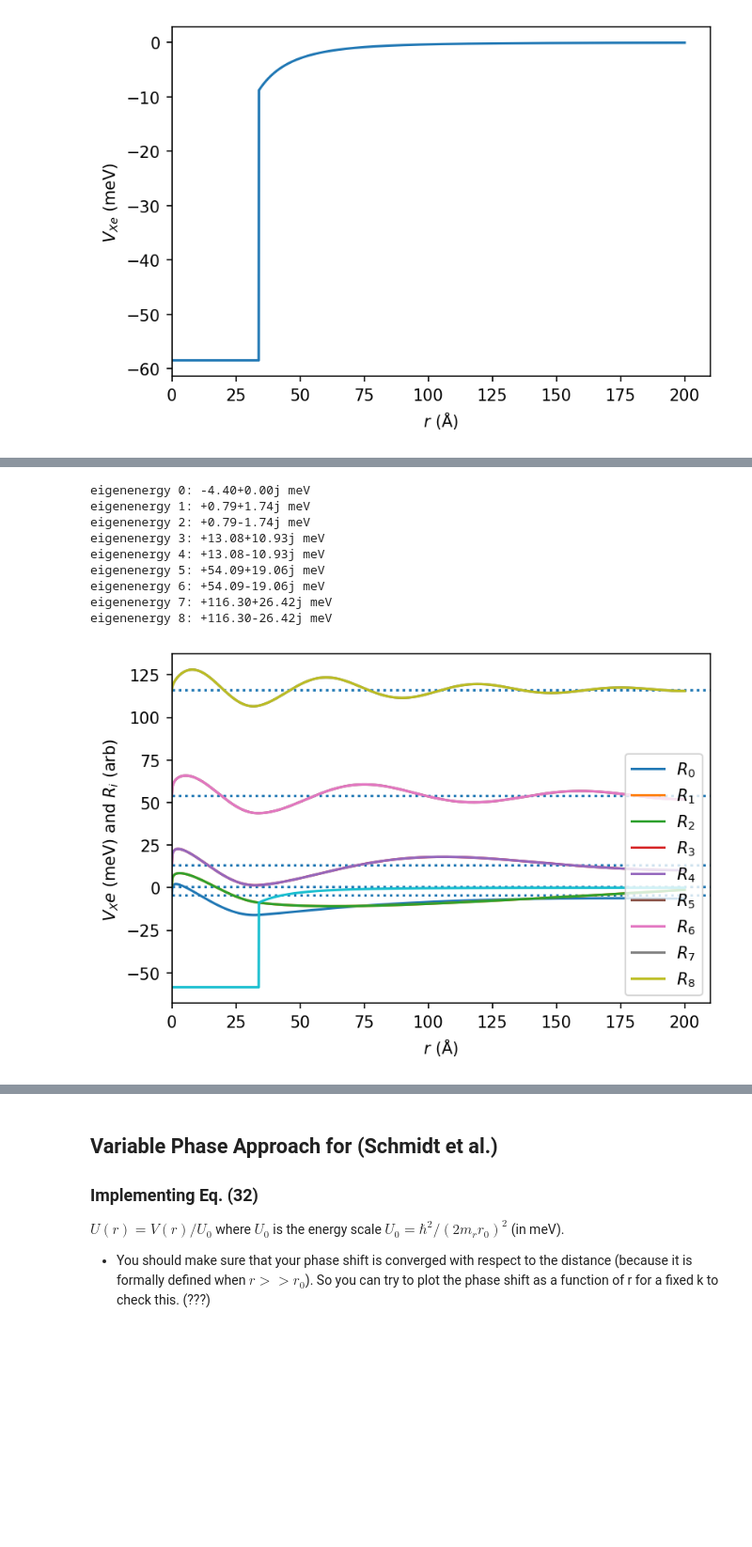
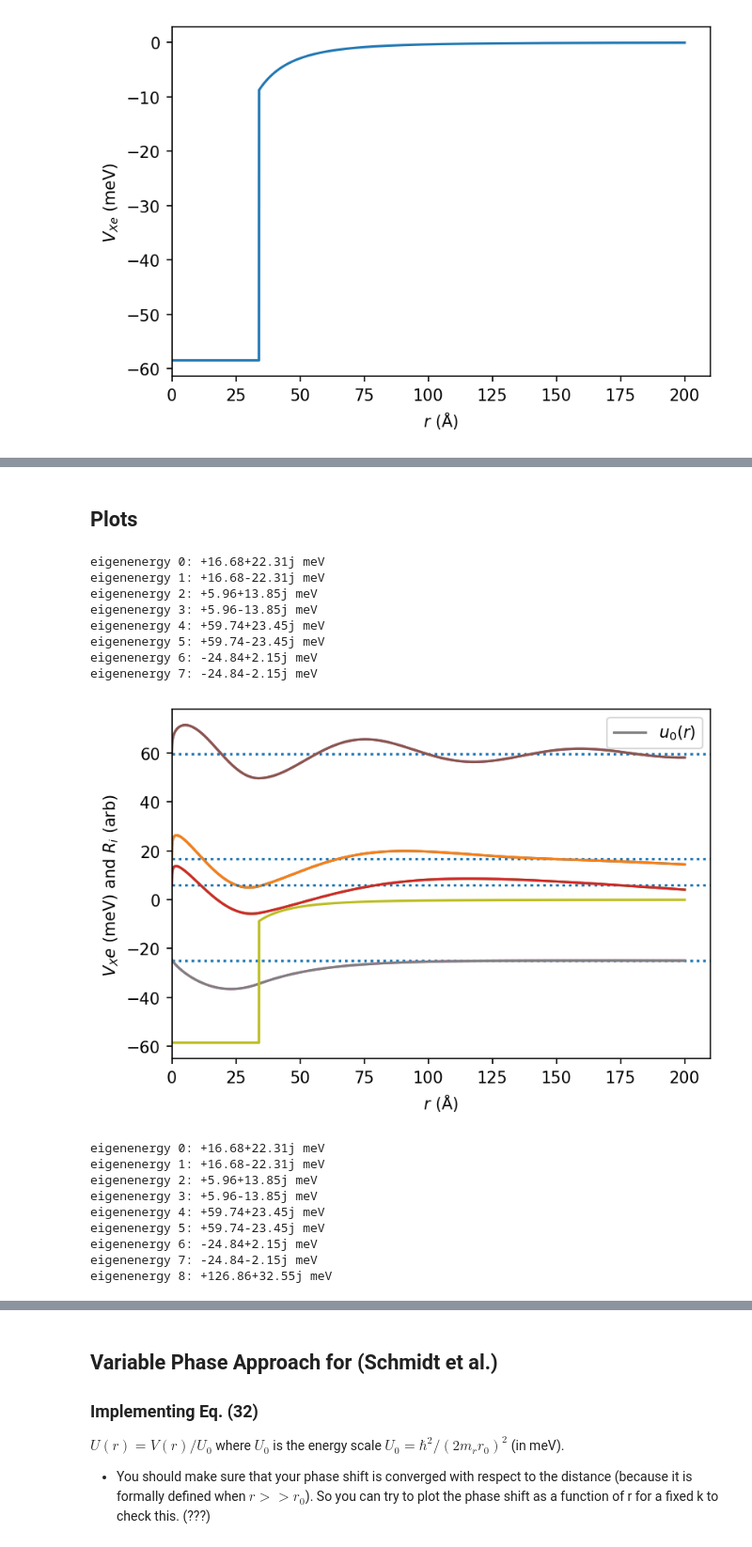
Before and after one commit to anabanami/scatterbrain, a Jupyter notebook: scatterbrain.ipynb, the cells around one changed output, grey strips where cells are left out. Shown at 94% size. Saved outputs shown, nothing was run; the diff lists cells and outputs as text; code cells hidden in the pictures; blank space fills up the shorter version.

```diff
--- a/scatterbrain.ipynb
+++ b/scatterbrain.ipynb
@@ -188,30 +178,64 @@ The ground state energy [meV]: (2.0134369303055455-0j)
+# %% [markdown]
+## Plots
 # %%
+# Schmidt potential and states
+for n in range(min_physical_n, 8):
+    i = N - 1 - n
+    E_i = -(eigenvalues[i] * hbar**2) / (2 * M_red)
+    if n == 7:
+        label = '$u_0(r)$'
+    else:
+        label = None
+    plt.axhline(E_i /  meV, linestyle=":")
+    plt.plot(
+        r / angstrom,
+        - np.sign(unitary[1,i] - unitary[0,i]) * v_0 * unitary[:, i] / (abs(unitary[:, i]).max() * 5  * meV) + E_i / meV,
+        label=label
+    )
+    print(f"eigenenergy {n - min_physical_n}: {E_i / meV:+.02f} meV")
+
+plt.legend(loc="upper right")
+plt.axis(xmin=0)
+plt.plot(r / angstrom, V_Xe(r) / meV)
+ylabel = plt.ylabel(r'$V_Xe$ (meV) and $R_{i}$ (arb) ')
+plt.xlabel(r'$r$ (Å)')
+plt.savefig('potential_and_states.png')
+plt.show()
+
 for n in range(min_physical_n, 9):
     i = N - 1 - n
     E_i = -(eigenvalues[i] * hbar**2) / (2 * M_red)
     plt.axhline(E_i /  meV, linestyle=":")
     plt.plot(
         r / angstrom,
         - np.sign(unitary[1,i] - unitary[0,i]) * v_0 * unitary[:, i] / (abs(unitary[:, i]).max() * 5  * meV) + E_i / meV,
         label=f"$R_{{{n - min_physical_n}}}$"
     )
 
     print(f"eigenenergy {n - min_physical_n}: {E_i / meV:+.02f} meV")
 plt.legend(loc="lower right")
 plt.axis(xmin=0)
 plt.plot(r / angstrom, V_Xe(r) / meV)
 ylabel = plt.ylabel(r'$V_Xe$ (meV) and $R_{i}$ (arb) ')
 plt.xlabel(r'$r$ (Å)')
 plt.savefig('state.png')
 plt.show()
 # %% [output]
-eigenenergy 0: -4.40+0.00j meV
-eigenenergy 1: +0.79+1.74j meV
-eigenenergy 2: +0.79-1.74j meV
-eigenenergy 3: +13.08+10.93j meV
-eigenenergy 4: +13.08-10.93j meV
-eigenenergy 5: +54.09+19.06j meV
-eigenenergy 6: +54.09-19.06j meV
-eigenenergy 7: +116.30+26.42j meV
-eigenenergy 8: +116.30-26.42j meV
+eigenenergy 0: +16.68+22.31j meV
+eigenenergy 1: +16.68-22.31j meV
+eigenenergy 2: +5.96+13.85j meV
+eigenenergy 3: +5.96-13.85j meV
+eigenenergy 4: +59.74+23.45j meV
+eigenenergy 5: +59.74-23.45j meV
+eigenenergy 6: -24.84+2.15j meV
+eigenenergy 7: -24.84-2.15j meV
-[figure, old version]
+[figure, new version]
+eigenenergy 0: +16.68+22.31j meV
+eigenenergy 1: +16.68-22.31j meV
+eigenenergy 2: +5.96+13.85j meV
+eigenenergy 3: +5.96-13.85j meV
+eigenenergy 4: +59.74+23.45j meV
+eigenenergy 5: +59.74-23.45j meV
+eigenenergy 6: -24.84+2.15j meV
+eigenenergy 7: -24.84-2.15j meV
+eigenenergy 8: +126.86+32.55j meV
```
Also changed, not shown: parts of 12 cells of this notebook, 7 other files.
